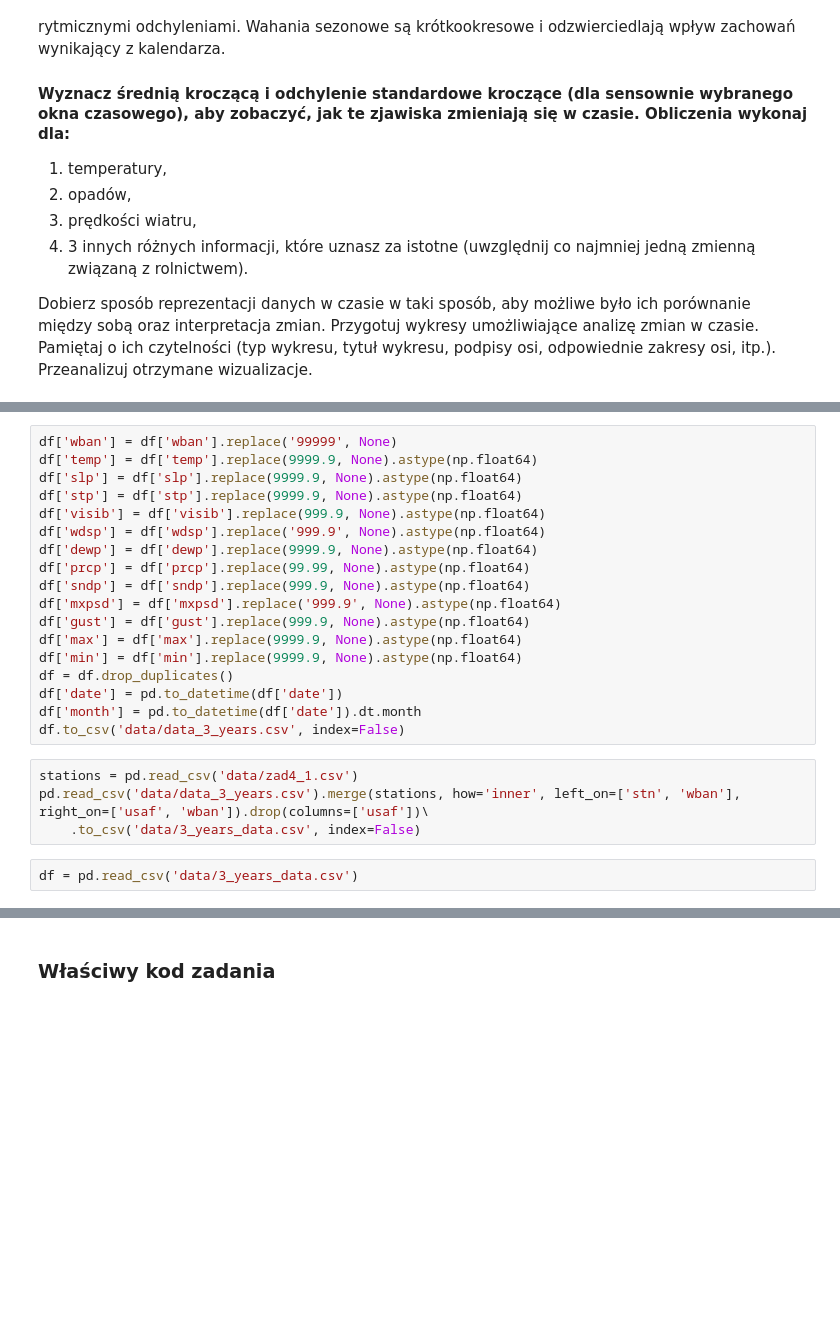
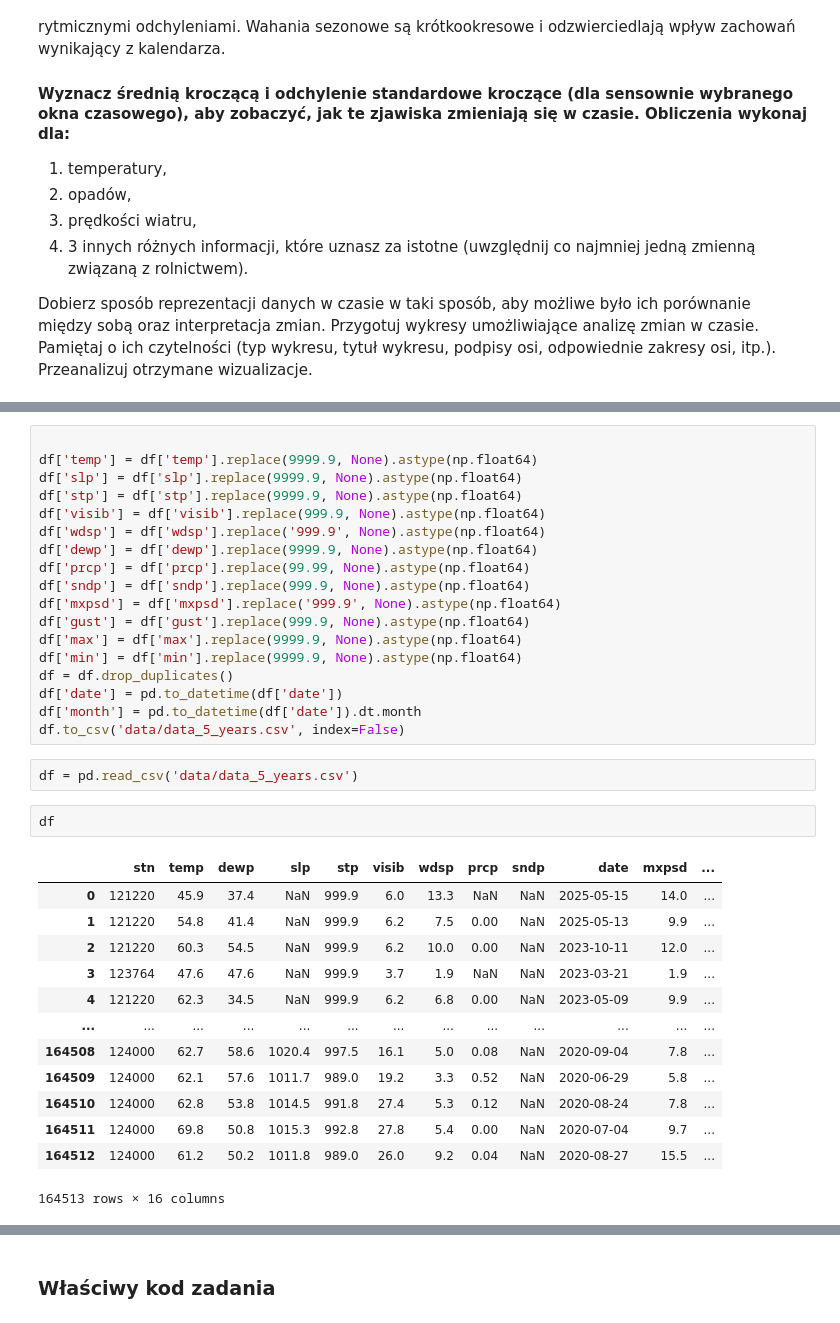
Before and after one commit to Matio004/PodstawyPrzetwarzaniaDuzychZbiorowDanych, a Jupyter notebook: zad3.ipynb, the cells around one changed output, grey strips where cells are left out. Cells and saved outputs as stored; diff of their text form; blank space fills up the shorter version.

```diff
--- a/zad3.ipynb
+++ b/zad3.ipynb
@@ -36,7 +52,7 @@ query = """
 
 df = client.query(query).to_dataframe()
 # %%
-df['wban'] = df['wban'].replace('99999', None)
+
 df['temp'] = df['temp'].replace(9999.9, None).astype(np.float64)
 df['slp'] = df['slp'].replace(9999.9, None).astype(np.float64)
 df['stp'] = df['stp'].replace(9999.9, None).astype(np.float64)
@@ -52,11 +68,23 @@ df['min'] = df['min'].replace(9999.9, None).astype(np.float64)
 df = df.drop_duplicates()
 df['date'] = pd.to_datetime(df['date'])
 df['month'] = pd.to_datetime(df['date']).dt.month
-df.to_csv('data/data_3_years.csv', index=False)
+df.to_csv('data/data_5_years.csv', index=False)
-# %%
-stations = pd.read_csv('data/zad4_1.csv')
-pd.read_csv('data/data_3_years.csv').merge(stations, how='inner', left_on=['stn', 'wban'], right_on=['usaf', 'wban']).drop(columns=['usaf'])\
-    .to_csv('data/3_years_data.csv', index=False)
 # %%
-df = pd.read_csv('data/3_years_data.csv')
+df = pd.read_csv('data/data_5_years.csv')
+# %%
+df
+# %% [output]
+|  | stn | temp | dewp | slp | stp | visib | wdsp | prcp | sndp | date | mxpsd | ... |
+| 0 | 121220 | 45.9 | 37.4 | NaN | 999.9 | 6.0 | 13.3 | NaN | NaN | 2025-05-15 | 14.0 | ... |
+| 1 | 121220 | 54.8 | 41.4 | NaN | 999.9 | 6.2 | 7.5 | 0.00 | NaN | 2025-05-13 | 9.9 | ... |
+| 2 | 121220 | 60.3 | 54.5 | NaN | 999.9 | 6.2 | 10.0 | 0.00 | NaN | 2023-10-11 | 12.0 | ... |
+| 3 | 123764 | 47.6 | 47.6 | NaN | 999.9 | 3.7 | 1.9 | NaN | NaN | 2023-03-21 | 1.9 | ... |
+| 4 | 121220 | 62.3 | 34.5 | NaN | 999.9 | 6.2 | 6.8 | 0.00 | NaN | 2023-05-09 | 9.9 | ... |
+| ... | ... | ... | ... | ... | ... | ... | ... | ... | ... | ... | ... | ... |
+| 164508 | 124000 | 62.7 | 58.6 | 1020.4 | 997.5 | 16.1 | 5.0 | 0.08 | NaN | 2020-09-04 | 7.8 | ... |
+| 164509 | 124000 | 62.1 | 57.6 | 1011.7 | 989.0 | 19.2 | 3.3 | 0.52 | NaN | 2020-06-29 | 5.8 | ... |
+| 164510 | 124000 | 62.8 | 53.8 | 1014.5 | 991.8 | 27.4 | 5.3 | 0.12 | NaN | 2020-08-24 | 7.8 | ... |
+| 164511 | 124000 | 69.8 | 50.8 | 1015.3 | 992.8 | 27.8 | 5.4 | 0.00 | NaN | 2020-07-04 | 9.7 | ... |
+| 164512 | 124000 | 61.2 | 50.2 | 1011.8 | 989.0 | 26.0 | 9.2 | 0.04 | NaN | 2020-08-27 | 15.5 | ... |
+164513 rows × 16 columns
 # %%
```
Also changed, not shown: parts of 6 cells of this notebook.
